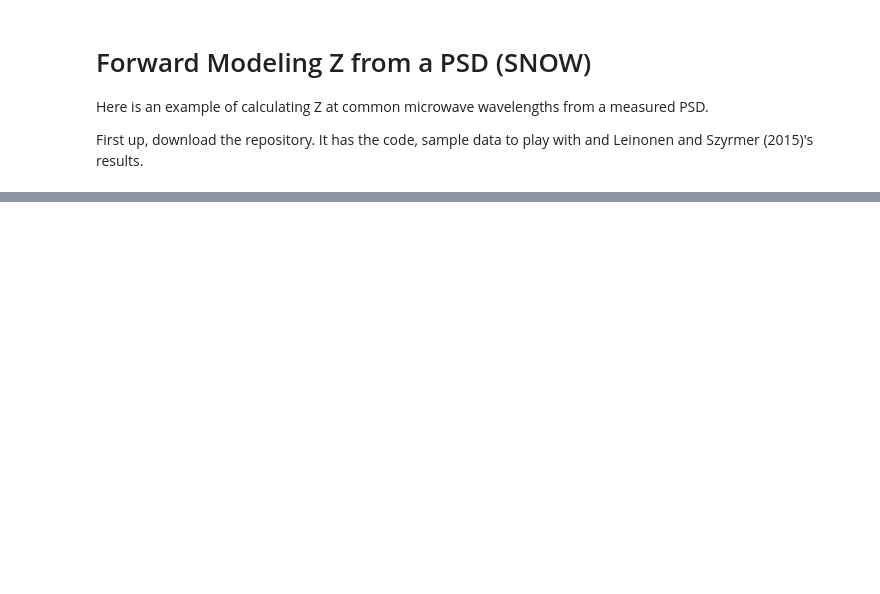
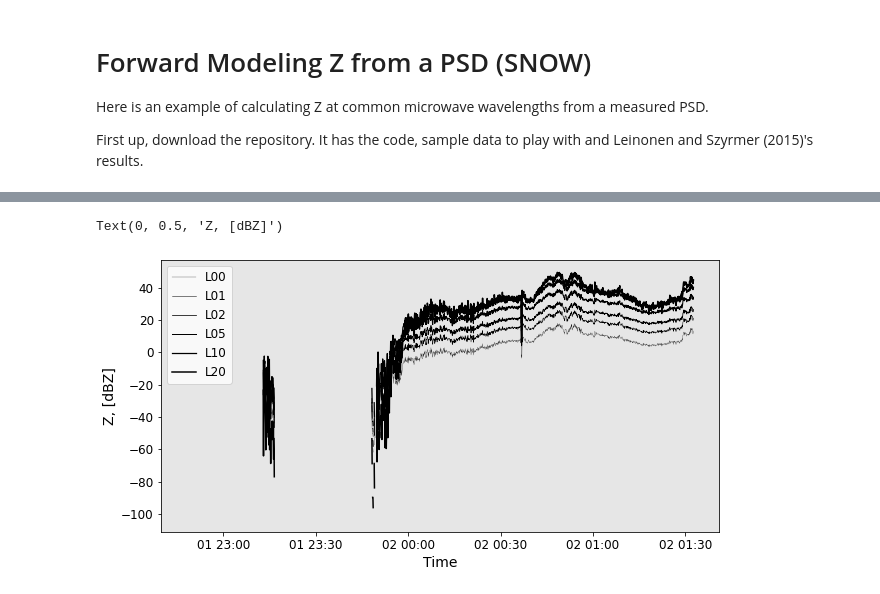
Before and after one commit to dopplerchase/Leinonen_Python_Forward_Model, a Jupyter notebook: Foward_Model_Notebook.ipynb, the cells around one changed output, grey strips where cells are left out. Cells and saved outputs as stored; diff of their text form; code cells hidden in the pictures; blank space fills up the shorter version.

```diff
--- a/Foward_Model_Notebook.ipynb
+++ b/Foward_Model_Notebook.ipynb
@@ -17,0 +59,3 @@ Unpacking objects: 100% (21/21), done.
+# %%
+psd = xr.open_dataarray('./SAMPLE_OLYMPEX.nc')
+psd
@@ -17,0 +80,23 @@ Unpacking objects: 100% (21/21), done.
+# %%
+#initialize class
+Z = forward_Z()
+#git the class the PSD
+Z.set_PSD(PSD = np.asarray(psd.values,dtype=float),D=psd.D.values,dD=psd.dD.values)
+#load the leinonen output
+Z.load_split_L15()
+#fit the backscatter cross-sections
+Z.fit_sigmas()
+#calculate Z
+Z.calc_Z()
+# %%
+plt.figure(figsize=(10,5))
+labels = ['L00','L01','L02','L05','L10','L20']
+for i in np.arange(0,6):
+  plt.plot(psd.time.values,Z.Z_x[:,i],'-k',lw=(i+1)/4,label=labels[i])
+
+plt.legend()
+plt.xlabel('Time')
+plt.ylabel('Z, [dBZ]')
+# %% [output]
+Text(0, 0.5, 'Z, [dBZ]')
+[figure, added]
```
Also changed, not shown: parts of 6 cells of this notebook.
